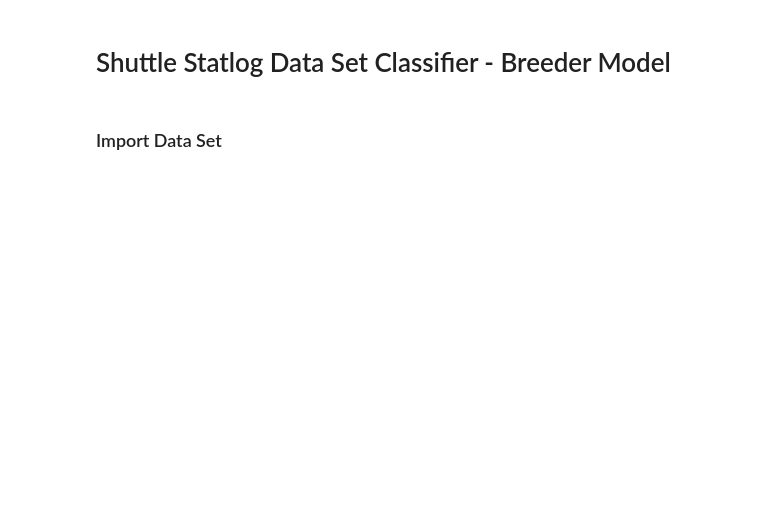
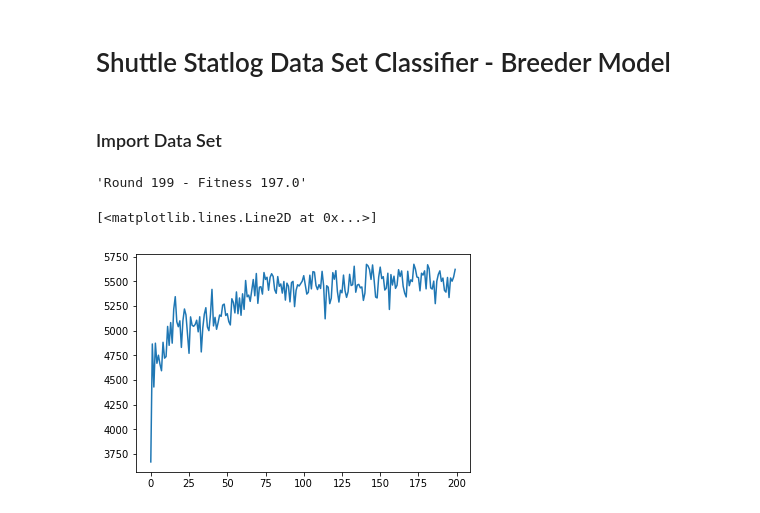
Before and after one commit to MattAlanWright/PyGP, a Jupyter notebook: Shuttle Statlog Data Set Class Sampling Breeder.ipynb, the cells around one changed output. Saved outputs shown, nothing was run; the diff lists cells and outputs as text; code cells hidden in the pictures; blank space fills up the shorter version.

```diff
--- a/Shuttle Statlog Data Set Class Sampling Breeder.ipynb
+++ b/Shuttle Statlog Data Set Class Sampling Breeder.ipynb
@@ -76,10 +40,0 @@ p[0].detectionRate(test_X, test_y)
-# %%
-p = gp.fitnessSharingBreederSelection(p_size                = 250,
-                                      p_gap                 = 150,
-                                      tau                   = 200,
-                                      template_program      = template_program,
-                                      sampling_policy_class = UniformSamplingPolicy,
-                                      max_num_generations   = 500,
-                                      X                     = train_X,
-                                      y                     = train_y,
-                                      display_fun           = breederDisplayCallback)
@@ -94,10 +40,0 @@ p[0].detectionRate(test_X, test_y)
-# %%
-p = gp.fitnessSharingBreederSelection(p_size                = 250,
-                                      p_gap                 = 150,
-                                      tau                   = 200,
-                                      template_program      = template_program,
-                                      sampling_policy_class = ClassUniformSamplingPolicy,
-                                      max_num_generations   = 500,
-                                      X                     = train_X,
-                                      y                     = train_y,
-                                      display_fun           = breederDisplayCallback)
@@ -111,0 +43,18 @@ p[0].detectionRate(test_X, test_y)
+# %%
+res = gp.breederSelection(p_size                = 100,
+                          p_gap                 =  70,
+                          tau                   = 200,
+                          template_program      = template_program,
+                          sampling_policy_class = UniformSamplingPolicy,
+                          max_num_generations   = 200,
+                          X                     = train_X,
+                          y                     = train_y,
+                          display_fun           = breederDisplayCallback)
+results.append(copy.deepcopy(res))
+# %% [output]
+'Round 199 - Fitness 197.0'
+# %%
+plt.plot(res[2]['fitness_union'])
+# %% [output]
+[<matplotlib.lines.Line2D at 0x...>]
+[figure, added]
```
Also changed, not shown: parts of 50 cells of this notebook, 3 other files.
